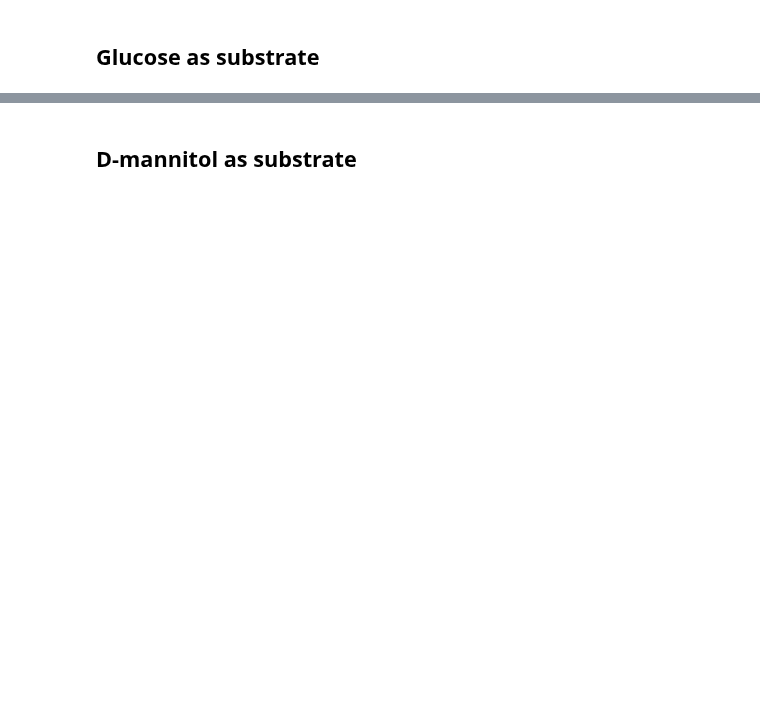
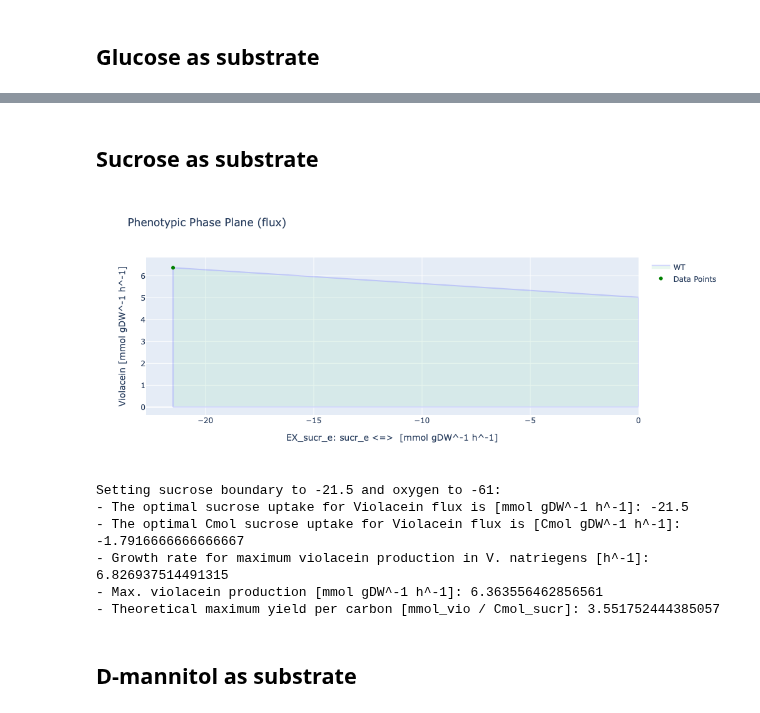
Before and after one commit to 27410/group-assignment-2021-group_1_vibrio_natriegens_2021, a Jupyter notebook: Substrates_study.ipynb, the cells around one changed output, grey strips where cells are left out. Cells and saved outputs as stored; diff of their text form; code cells hidden in the pictures; blank space fills up the shorter version.

```diff
--- a/Substrates_study.ipynb
+++ b/Substrates_study.ipynb
@@ -108,3 +124,60 @@ Setting Glucose boundary to -21.5:
+# %% [markdown]
+## Sucrose as substrate
+# %%
+medium = model_LB_vio_fad.medium
+
+with model_LB_vio_fad:
+
+    # Setting the medium and boundary conditions
+    medium['EX_glc__D_e'] = 0
+    medium['EX_sucr_e'] = 10
+    model_LB_vio_fad.medium = medium
+    model_LB_vio_fad.reactions.EX_o2_e.lower_bound = -61
+    model_LB_vio_fad.reactions.EX_sucr_e.lower_bound = -21.5
+
+    # Setting the growth to 20% and limiting the rate
+    growth = model_LB_vio_fad.optimize().fluxes.Growth
+    model_LB_vio_fad.reactions.Growth.lower_bound = growth*0.2
+
+    # Setting the objective to violacein
+    model_LB_vio_fad.objective = model_LB_vio_fad.reactions.Violacein
+    violacein_production = model_LB_vio_fad.optimize().objective_value
+
+    # Phenotypic phane plane of sucrose-violacein
+    result = phenotypic_phase_plane(model_LB_vio_fad,
+                                variables=[model_LB_vio_fad.reactions.EX_sucr_e],
+                                objective=model_LB_vio_fad.reactions.Violacein,
+                                points=10)
+
+    # Computing the sucrose uptake rate for the maximum violacein production
+    data = result.data_frame
+    maxvio = round(data.objective_upper_bound[data.objective_upper_bound.idxmax()], 4)
+    v = data.EX_sucr_e[round(data.objective_upper_bound,4) == maxvio]
+    # Cmol of sucrose
+    cmol = (max(v)/12)
+
+    # Computing maximum yield
+    violacein_sucr_yield = violacein_production / (-1*cmol)
+
+    # Plotting phenotypic phase plane
+    x = max(v)
+    y = maxvio
+    result.plot(plotter, points=[(x,y)], points_colors=["green"])
+
+    print('Setting sucrose boundary to -21.5 and oxygen to -61:')
+    print("- The optimal sucrose uptake for Violacein flux is [mmol gDW^-1 h^-1]:", max(v))
+    print("- The optimal Cmol sucrose uptake for Violacein flux is [Cmol gDW^-1 h^-1]:", cmol)
+    print('- Growth rate for maximum violacein production in V. natriegens [h^-1]:', growth)
+    print('- Max. violacein production [mmol gDW^-1 h^-1]:', violacein_production)
+    print('- Theoretical maximum yield per carbon [mmol_vio / Cmol_sucr]:', violacein_sucr_yield)
+# %% [output]
+[figure, added]
+Setting sucrose boundary to -21.5 and oxygen to -61:
+- The optimal sucrose uptake for Violacein flux is [mmol gDW^-1 h^-1]: -21.5
+- The optimal Cmol sucrose uptake for Violacein flux is [Cmol gDW^-1 h^-1]: -1.7916666666666667
+- Growth rate for maximum violacein production in V. natriegens [h^-1]: 6.826937514491315
+- Max. violacein production [mmol gDW^-1 h^-1]: 6.363556462856561
+- Theoretical maximum yield per carbon [mmol_vio / Cmol_sucr]: 3.551752444385057
 # %% [markdown]
 ## D-mannitol as substrate
 # %%
```
Also changed, not shown: parts of 28 cells of this notebook.
